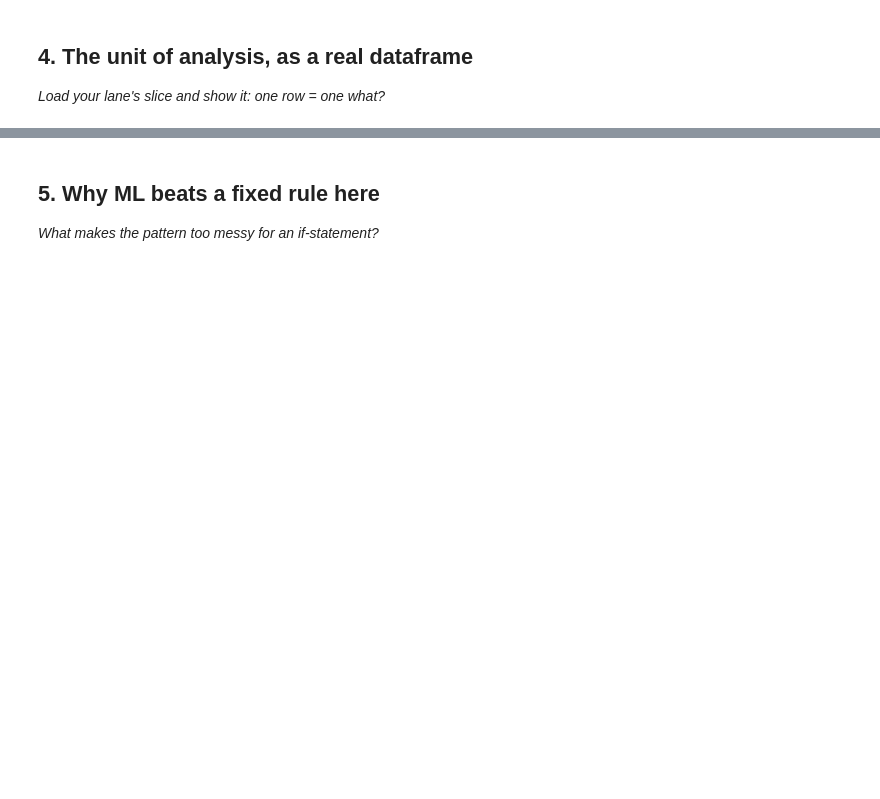
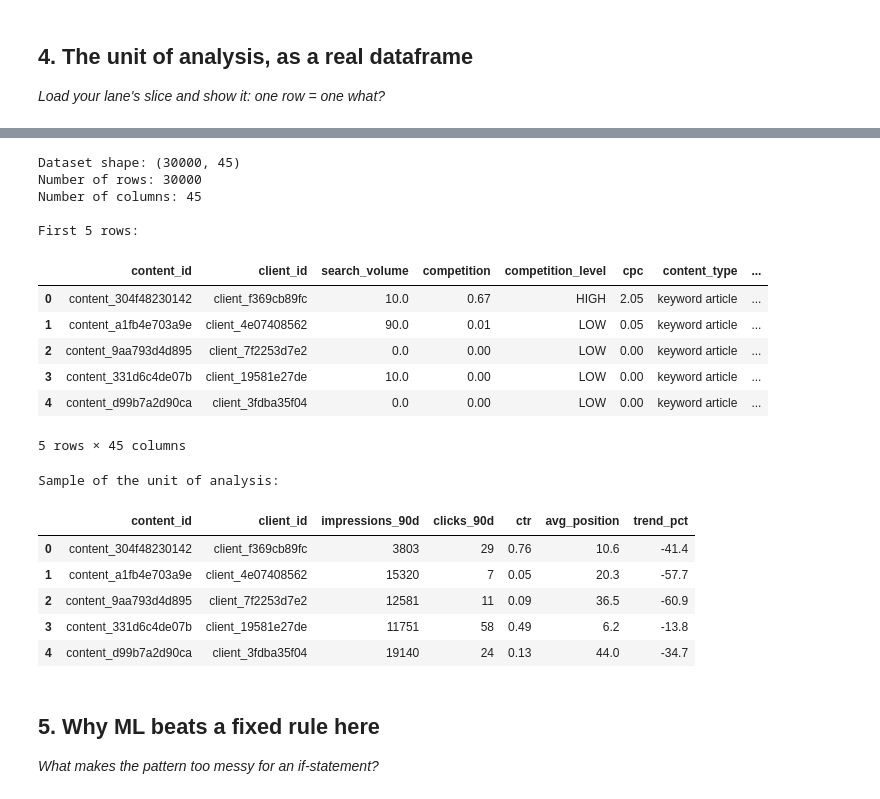
Before and after one commit to krihna7/flyrank-ML-internship, a Jupyter notebook: work/notebooks/w02_ml_task_framing.ipynb, the cells around one changed output, grey strips where cells are left out. Drawn from its saved outputs; the diff is of its cells as text; code cells hidden in the pictures; blank space fills up the shorter version.

```diff
--- a/work/notebooks/w02_ml_task_framing.ipynb
+++ b/work/notebooks/w02_ml_task_framing.ipynb
@@ -29,0 +65,13 @@ This skeleton is yours to fill. Work the sections **in order** — each one has
+# %%
+# Create the proxy target (if it doesn't already exist)
+df["target_refresh"] = (df["trend_pct"] < -10).astype(int)
+
+# Show the distribution of the target
+print("Target distribution:")
+print(df["target_refresh"].value_counts())
+
+print("\nPercentage distribution:")
+print((df["target_refresh"].value_counts(normalize=True) * 100).round(2))
+
+# Preview the target column
+df[["trend_pct", "target_refresh"]].head()
@@ -37,3 +106,48 @@ This skeleton is yours to fill. Work the sections **in order** — each one has
+# %%
+# Section 4: The unit of analysis as a real dataframe
+
+# Display the dataset dimensions
+print("Dataset shape:", df.shape)
+
+# Show the number of rows and columns
+print(f"Number of rows: {df.shape[0]}")
+print(f"Number of columns: {df.shape[1]}")
+
+# Display the first five rows of the dataset
+print("\nFirst 5 rows:")
+display(df.head())
+
+# Display key columns that represent one unit of analysis
+print("\nSample of the unit of analysis:")
+display(df[[
+    "content_id",
+    "client_id",
+    "impressions_90d",
+    "clicks_90d",
+    "ctr",
+    "avg_position",
+    "trend_pct"
+]].head())
+# %% [output]
+Dataset shape: (30000, 45)
+Number of rows: 30000
+Number of columns: 45
+
+First 5 rows:
+|  | content_id | client_id | search_volume | competition | competition_level | cpc | content_type | ... |
+| 0 | content_304f48230142 | client_f369cb89fc | 10.0 | 0.67 | HIGH | 2.05 | keyword article | ... |
+| 1 | content_a1fb4e703a9e | client_4e07408562 | 90.0 | 0.01 | LOW | 0.05 | keyword article | ... |
+| 2 | content_9aa793d4d895 | client_7f2253d7e2 | 0.0 | 0.00 | LOW | 0.00 | keyword article | ... |
+| 3 | content_331d6c4de07b | client_19581e27de | 10.0 | 0.00 | LOW | 0.00 | keyword article | ... |
+| 4 | content_d99b7a2d90ca | client_3fdba35f04 | 0.0 | 0.00 | LOW | 0.00 | keyword article | ... |
+5 rows × 45 columns
+Sample of the unit of analysis:
+|  | content_id | client_id | impressions_90d | clicks_90d | ctr | avg_position | trend_pct |
+| 0 | content_304f48230142 | client_f369cb89fc | 3803 | 29 | 0.76 | 10.6 | -41.4 |
+| 1 | content_a1fb4e703a9e | client_4e07408562 | 15320 | 7 | 0.05 | 20.3 | -57.7 |
+| 2 | content_9aa793d4d895 | client_7f2253d7e2 | 12581 | 11 | 0.09 | 36.5 | -60.9 |
+| 3 | content_331d6c4de07b | client_19581e27de | 11751 | 58 | 0.49 | 6.2 | -13.8 |
+| 4 | content_d99b7a2d90ca | client_3fdba35f04 | 19140 | 24 | 0.13 | 44.0 | -34.7 |
 # %% [markdown]
 ## 5. Why ML beats a fixed rule here
 
```
Also changed, not shown: parts of 14 cells of this notebook.
